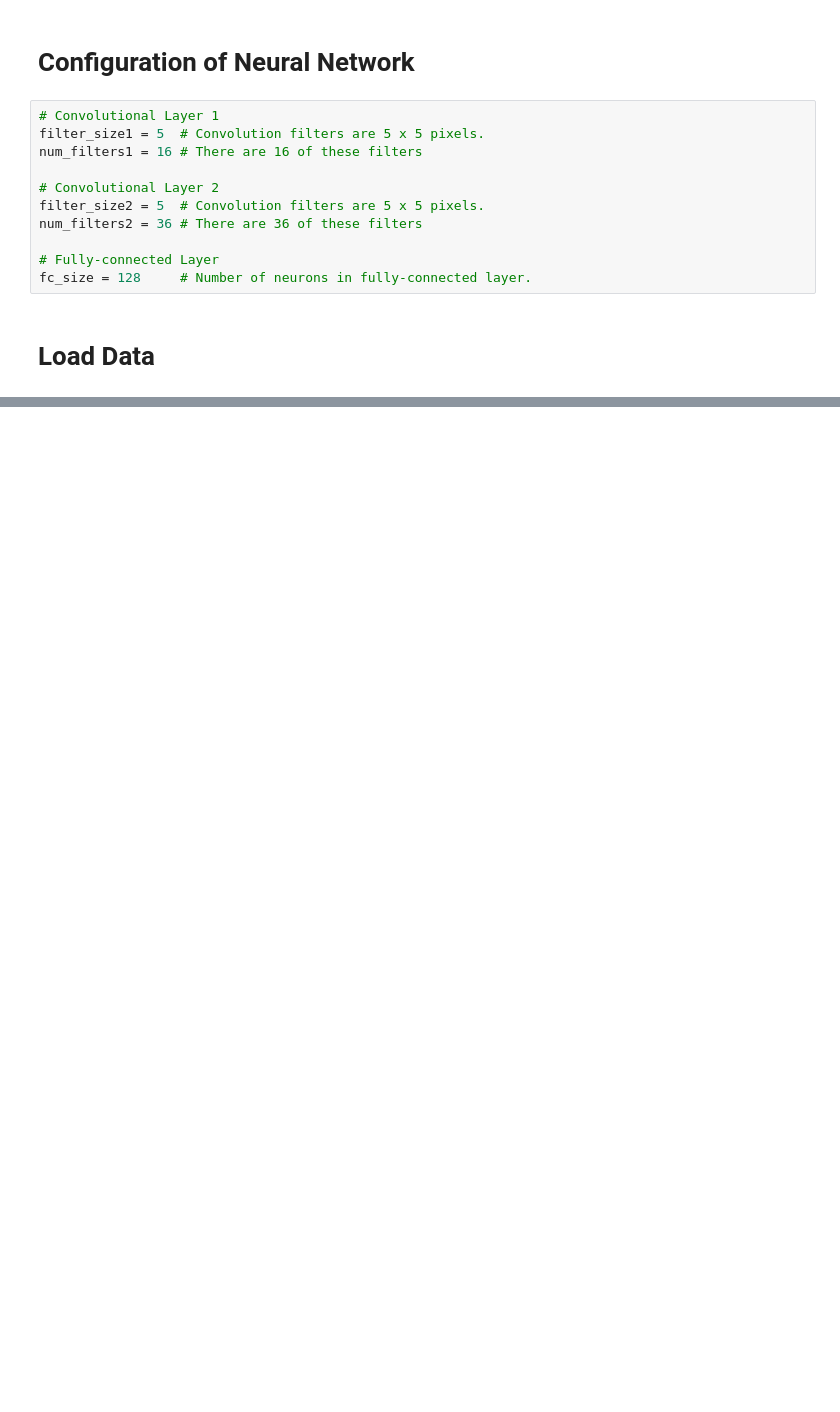
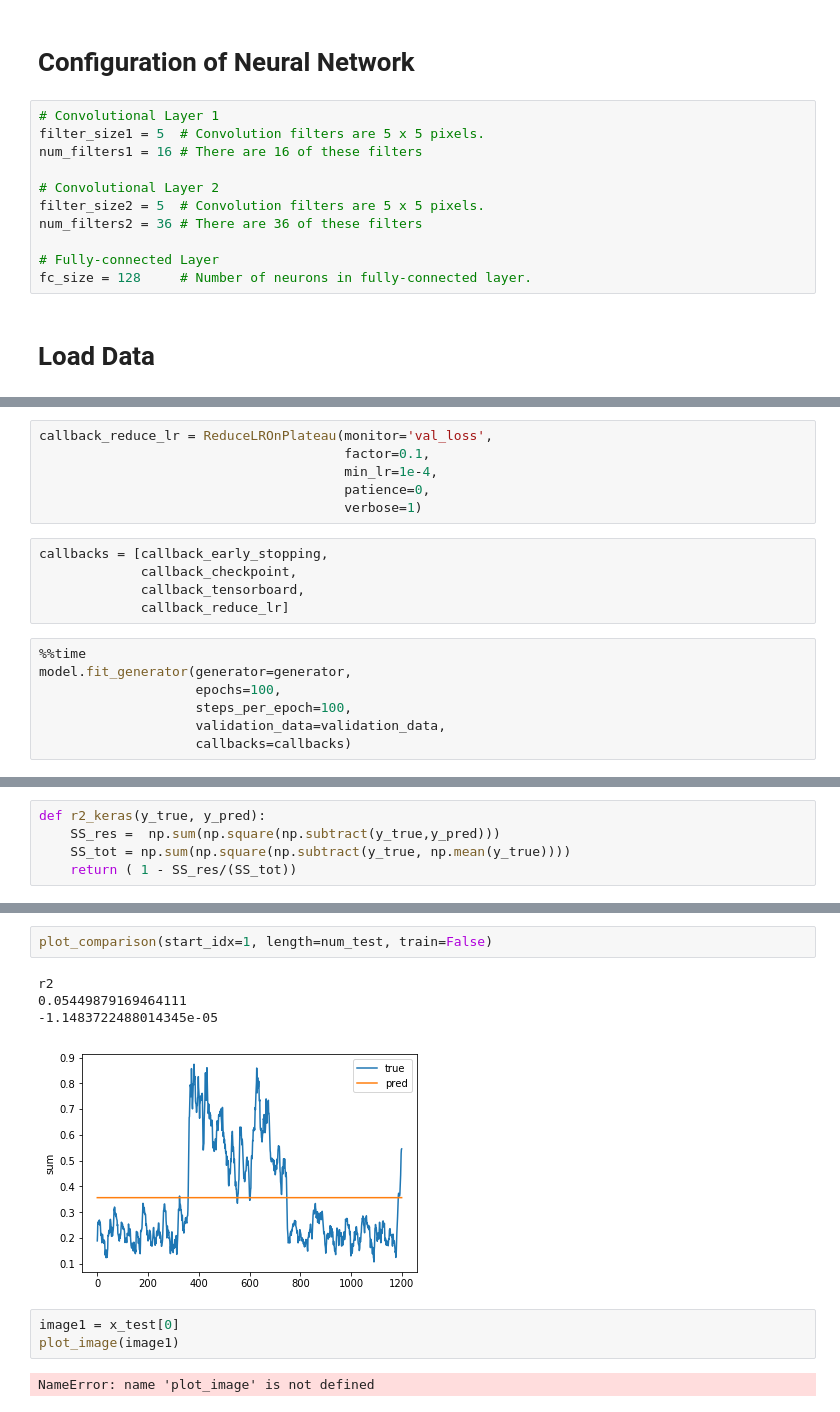
Before and after one commit to enmccarthy/drp, a Jupyter notebook: DRPcnn.ipynb, the cells around one changed output, grey strips where cells are left out. Saved outputs shown, nothing was run; the diff lists cells and outputs as text; blank space fills up the shorter version.

```diff
--- a/DRPcnn.ipynb
+++ b/DRPcnn.ipynb
@@ -82,0 +258,18 @@ num_channels = data.num_channels
+# %%
+callback_reduce_lr = ReduceLROnPlateau(monitor='val_loss',
+                                       factor=0.1,
+                                       min_lr=1e-4,
+                                       patience=0,
+                                       verbose=1)
+# %%
+callbacks = [callback_early_stopping,
+             callback_checkpoint,
+             callback_tensorboard,
+             callback_reduce_lr]
+# %%
+%%time
+model.fit_generator(generator=generator,
+                    epochs=100,
+                    steps_per_epoch=100,
+                    validation_data=validation_data,
+                    callbacks=callbacks)
@@ -82,0 +533,5 @@ num_channels = data.num_channels
+# %%
+def r2_keras(y_true, y_pred):
+    SS_res =  np.sum(np.square(np.subtract(y_true,y_pred)))
+    SS_tot = np.sum(np.square(np.subtract(y_true, np.mean(y_true))))
+    return ( 1 - SS_res/(SS_tot))
@@ -82,0 +588,12 @@ num_channels = data.num_channels
+# %%
+plot_comparison(start_idx=1, length=num_test, train=False)
+# %% [output]
+r2
+0.05449879169464111
+-1.1483722488014345e-05
+[figure, added]
+# %%
+image1 = x_test[0]
+plot_image(image1)
+# %% [output]
+NameError: name 'plot_image' is not defined
```
Also changed, not shown: parts of 48 cells of this notebook, 5 other files.
